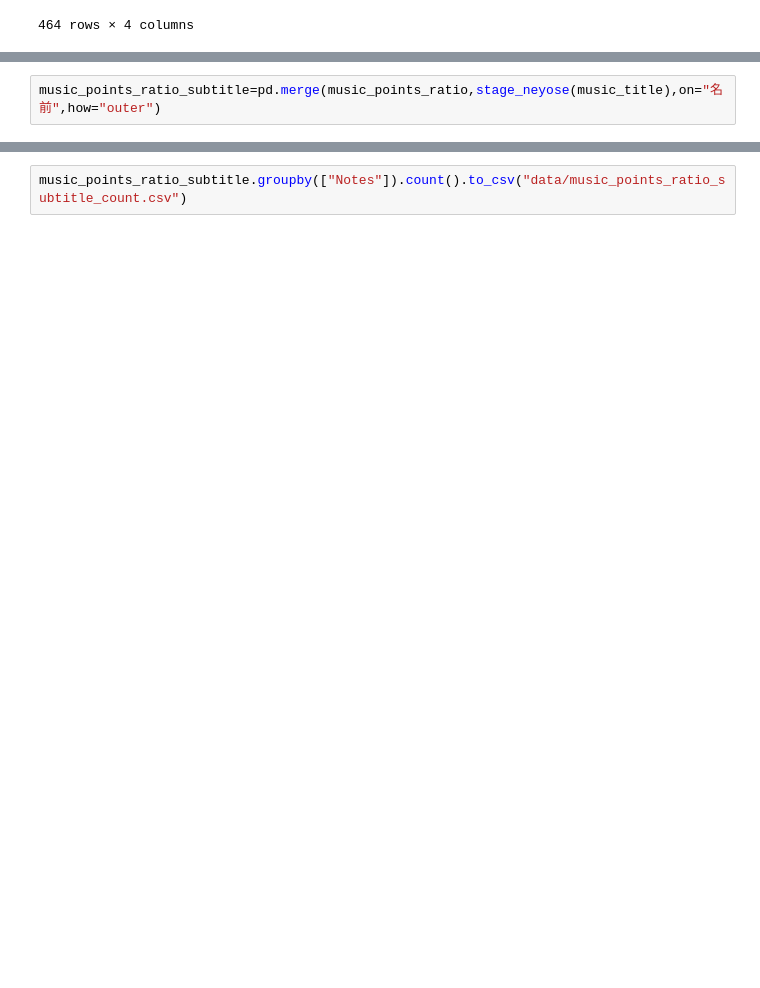
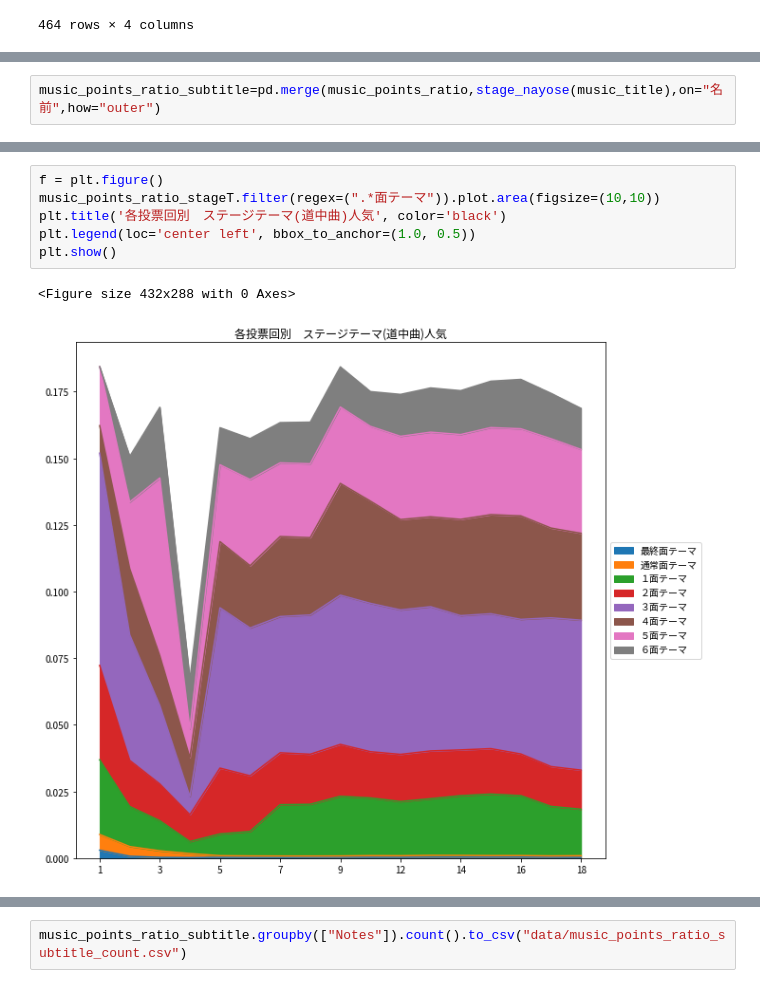
Before and after one commit to xiangze/toubou_vote_analysis, a Jupyter notebook: stagewise.ipynb, the cells around one changed output, grey strips where cells are left out. Saved outputs shown, nothing was run; the diff lists cells and outputs as text; blank space fills up the shorter version.

Commit message:
report of depandency of stage ageinst charracter, music

```diff
--- a/stagewise.ipynb
+++ b/stagewise.ipynb
@@ -166,2 +209,2 @@ stage_neyose(music_title).groupby(["Notes"]).count()
 # %%
-music_points_ratio_subtitle=pd.merge(music_points_ratio,stage_neyose(music_title),on="名前",how="outer")
+music_points_ratio_subtitle=pd.merge(music_points_ratio,stage_nayose(music_title),on="名前",how="outer")
@@ -203,0 +258,9 @@ music_points_ratio_stageT.plot.area()
+# %%
+f = plt.figure()
+music_points_ratio_stageT.filter(regex=(".*面テーマ")).plot.area(figsize=(10,10))
+plt.title('各投票回別　ステージテーマ(道中曲)人気', color='black')
+plt.legend(loc='center left', bbox_to_anchor=(1.0, 0.5))
+plt.show()
+# %% [output]
+<Figure size 432x288 with 0 Axes>
+[figure, added]
```
Also changed, not shown: parts of 35 cells of this notebook.
